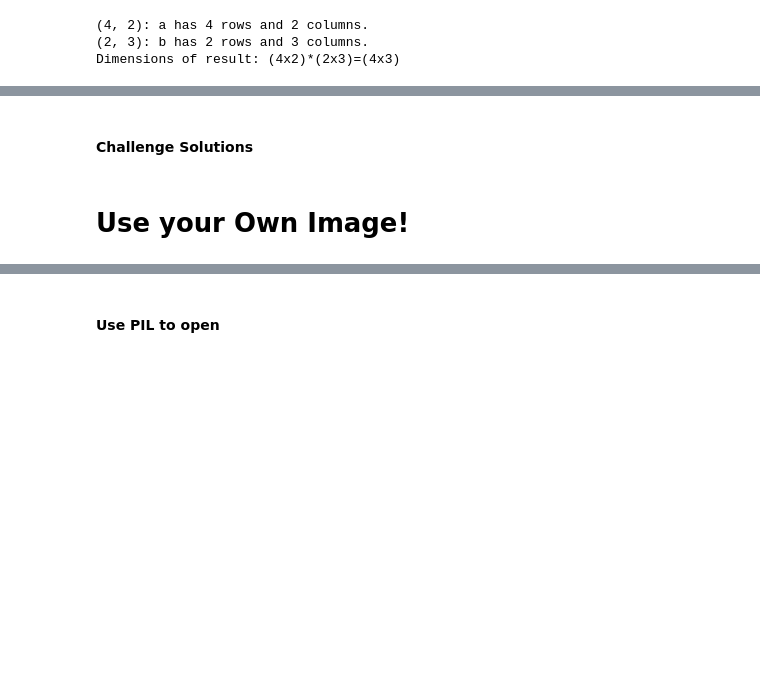
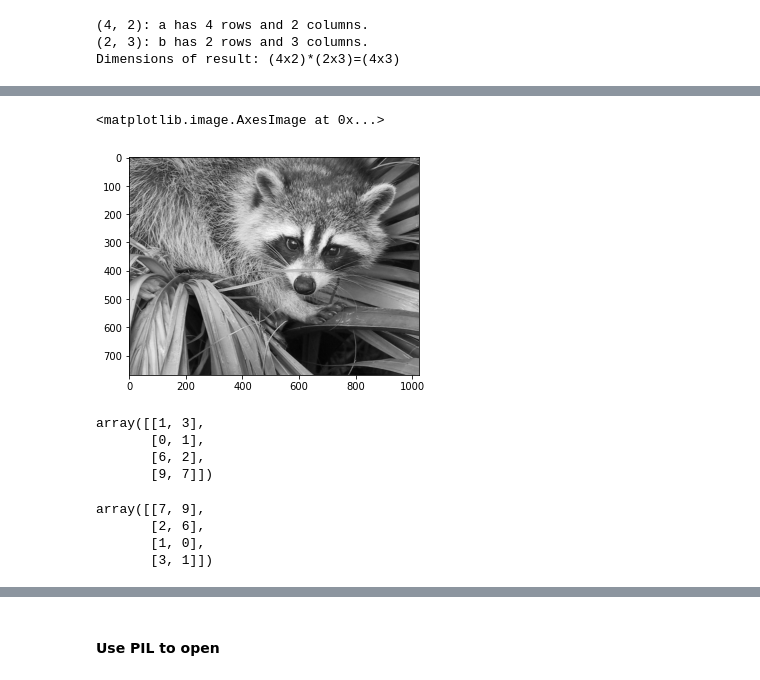
Before and after one commit to cmlohr/research_data, a Jupyter notebook: Computation_with_NumPy_and_N_Dimensional_Arrays.ipynb, the cells around one changed output, grey strips where cells are left out. Cells and saved outputs as stored; diff of their text form; code cells hidden in the pictures; blank space fills up the shorter version.

```diff
--- a/Computation_with_NumPy_and_N_Dimensional_Arrays.ipynb
+++ b/Computation_with_NumPy_and_N_Dimensional_Arrays.ipynb
@@ -128,0 +266,3 @@ Dimensions of result: (4x2)*(2x3)=(4x3)
+# %%
+sRGB_array = img / 255
+print(sRGB_array)
@@ -145,4 +289,21 @@ grey_vals = np.array([0.2126, 0.7152, 0.0722])
-# %% [markdown]
-#### Challenge Solutions
-# %% [markdown]
-# Use your Own Image!
+# %%
+img_gray = sRGB_array @ grey_vals
+# %%
+plt.imshow(img_gray, cmap='gray')
+# %% [output]
+<matplotlib.image.AxesImage at 0x...>
+[figure, added]
+# %%
+a1
+# %% [output]
+array([[1, 3],
+       [0, 1],
+       [6, 2],
+       [9, 7]])
+# %%
+np.flip(a1)
+# %% [output]
+array([[7, 9],
+       [2, 6],
+       [1, 0],
+       [3, 1]])
```
Also changed, not shown: parts of 62 cells of this notebook.
